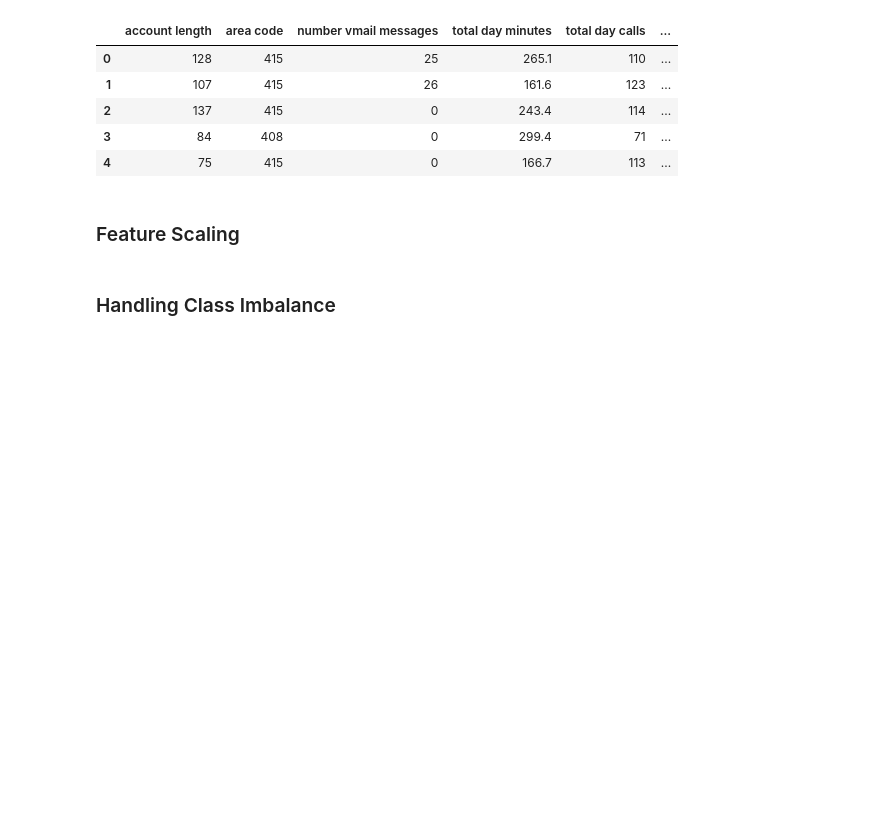
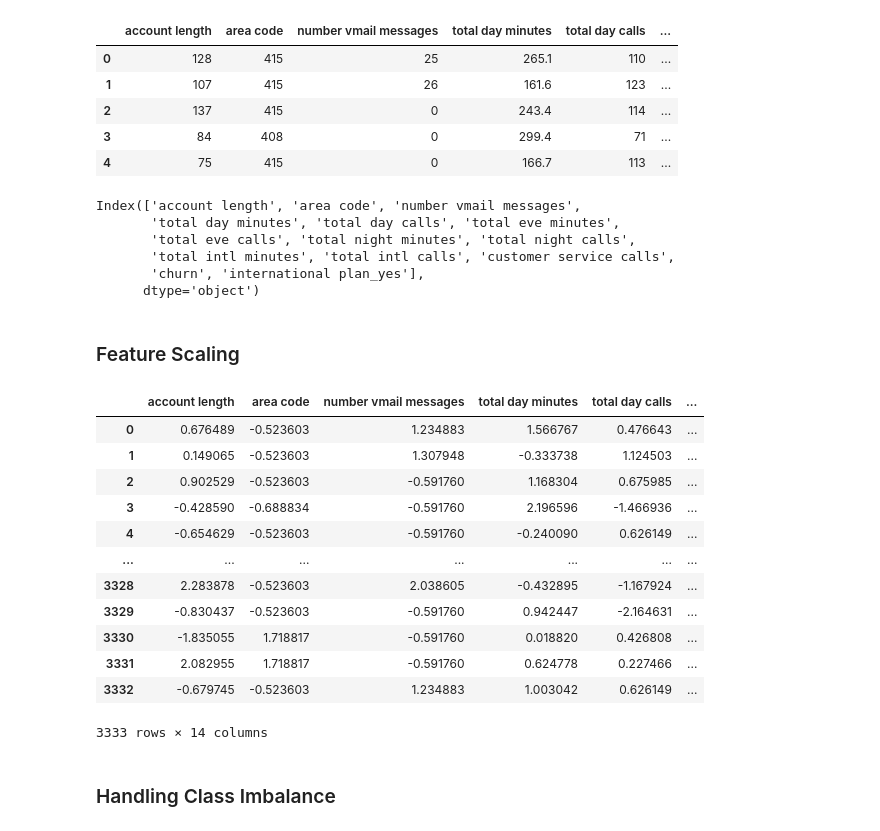
Before and after one commit to AngelaKalelwa/syriatel-customer-churn, a Jupyter notebook: notebook.ipynb, the cells around one changed output. Cells and saved outputs as stored; diff of their text form; code cells hidden in the pictures; blank space fills up the shorter version.

```diff
--- a/notebook.ipynb
+++ b/notebook.ipynb
@@ -831,19 +841,43 @@ df_encoded_reduced.head()
 | 2 | 137 | 415 | 0 | 243.4 | 114 | ... |
 | 3 | 84 | 408 | 0 | 299.4 | 71 | ... |
 | 4 | 75 | 415 | 0 | 166.7 | 113 | ... |
+# %%
+df_encoded_reduced.columns
+# %% [output]
+Index(['account length', 'area code', 'number vmail messages',
+       'total day minutes', 'total day calls', 'total eve minutes',
+       'total eve calls', 'total night minutes', 'total night calls',
+       'total intl minutes', 'total intl calls', 'customer service calls',
+       'churn', 'international plan_yes'],
+      dtype='object')
 # %% [markdown]
 ### Feature Scaling
 # %%
 # Scale Numerical Features
 
 from sklearn.preprocessing import StandardScaler
 
 # Initialize StandardScaler
 scaler = StandardScaler()
 
 # Scale numerical features
 scaled_columns = df_encoded_reduced.columns.difference(['churn'])
 df_encoded_reduced[scaled_columns] = scaler.fit_transform(df_encoded_reduced[scaled_columns])
+df_encoded_reduced
+# %% [output]
+|  | account length | area code | number vmail messages | total day minutes | total day calls | ... |
+| 0 | 0.676489 | -0.523603 | 1.234883 | 1.566767 | 0.476643 | ... |
+| 1 | 0.149065 | -0.523603 | 1.307948 | -0.333738 | 1.124503 | ... |
+| 2 | 0.902529 | -0.523603 | -0.591760 | 1.168304 | 0.675985 | ... |
+| 3 | -0.428590 | -0.688834 | -0.591760 | 2.196596 | -1.466936 | ... |
+| 4 | -0.654629 | -0.523603 | -0.591760 | -0.240090 | 0.626149 | ... |
+| ... | ... | ... | ... | ... | ... | ... |
+| 3328 | 2.283878 | -0.523603 | 2.038605 | -0.432895 | -1.167924 | ... |
+| 3329 | -0.830437 | -0.523603 | -0.591760 | 0.942447 | -2.164631 | ... |
+| 3330 | -1.835055 | 1.718817 | -0.591760 | 0.018820 | 0.426808 | ... |
+| 3331 | 2.082955 | 1.718817 | -0.591760 | 0.624778 | 0.227466 | ... |
+| 3332 | -0.679745 | -0.523603 | 1.234883 | 1.003042 | 0.626149 | ... |
+3333 rows × 14 columns
 # %% [markdown]
 ### Handling Class Imbalance
 # %%
```
Also changed, not shown: parts of 26 cells of this notebook, 1 other file.
